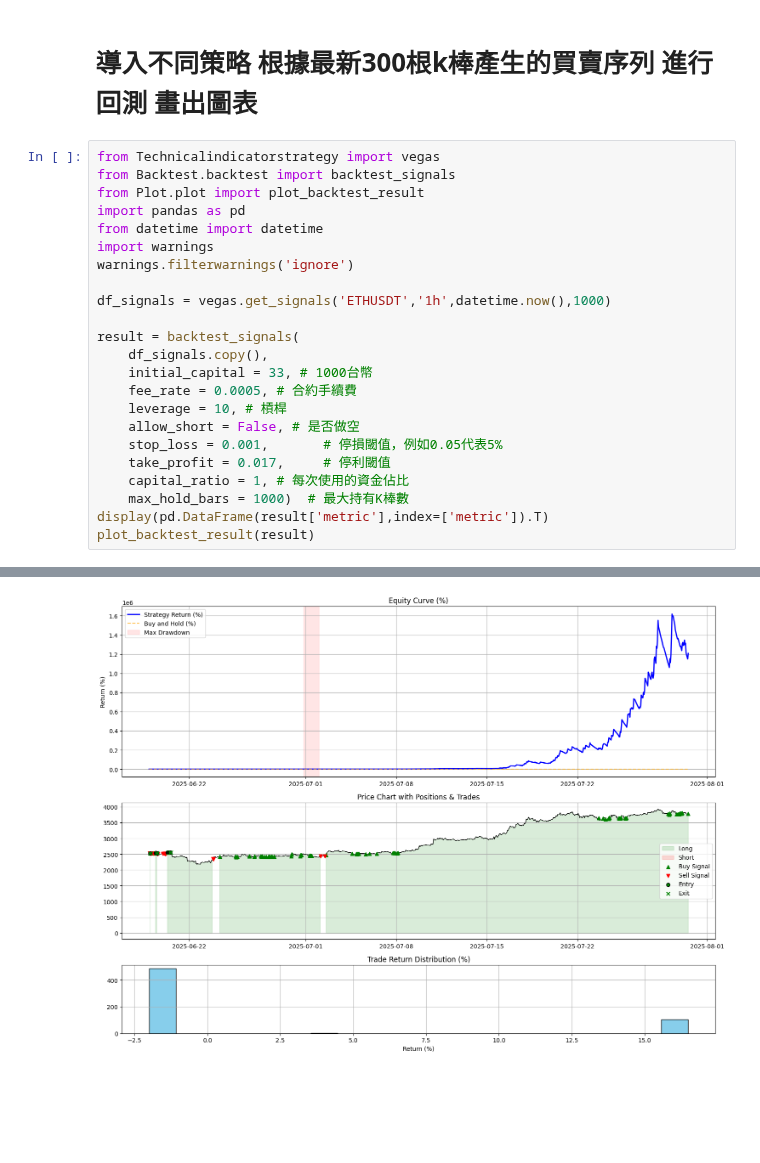
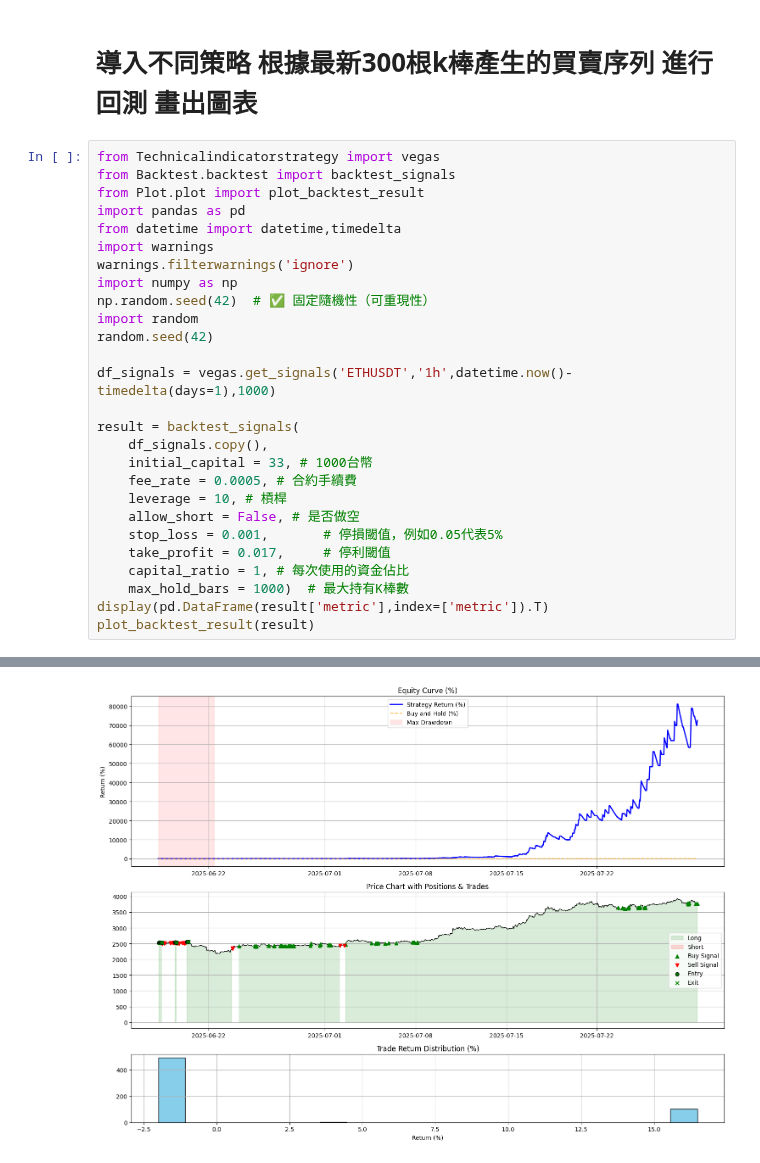
Before and after one commit to skywalker0803r/Vedanta, a Jupyter notebook: backtest_usage.ipynb, the cells around one changed output, grey strips where cells are left out. Saved outputs shown, nothing was run; the diff lists cells and outputs as text; blank space fills up the shorter version.

```diff
--- a/backtest_usage.ipynb
+++ b/backtest_usage.ipynb
@@ -5,11 +5,15 @@ from Technicalindicatorstrategy import vegas
 from Backtest.backtest import backtest_signals
 from Plot.plot import plot_backtest_result
 import pandas as pd
-from datetime import datetime
+from datetime import datetime,timedelta
 import warnings
 warnings.filterwarnings('ignore')
+import numpy as np
+np.random.seed(42)  # ✅ 固定隨機性（可重現性）
+import random
+random.seed(42)
 
-df_signals = vegas.get_signals('ETHUSDT','1h',datetime.now(),1000)
+df_signals = vegas.get_signals('ETHUSDT','1h',datetime.now()-timedelta(days=1),1000)
 
 result = backtest_signals(
     df_signals.copy(),
@@ -41,4 +45,4 @@ plot_backtest_result(result)
-[figure, old version]
+[figure, new version]
 # %%
 import numpy as np
 import seaborn as sns
```
Also changed, not shown: parts of 2 cells of this notebook, 1 other file.
